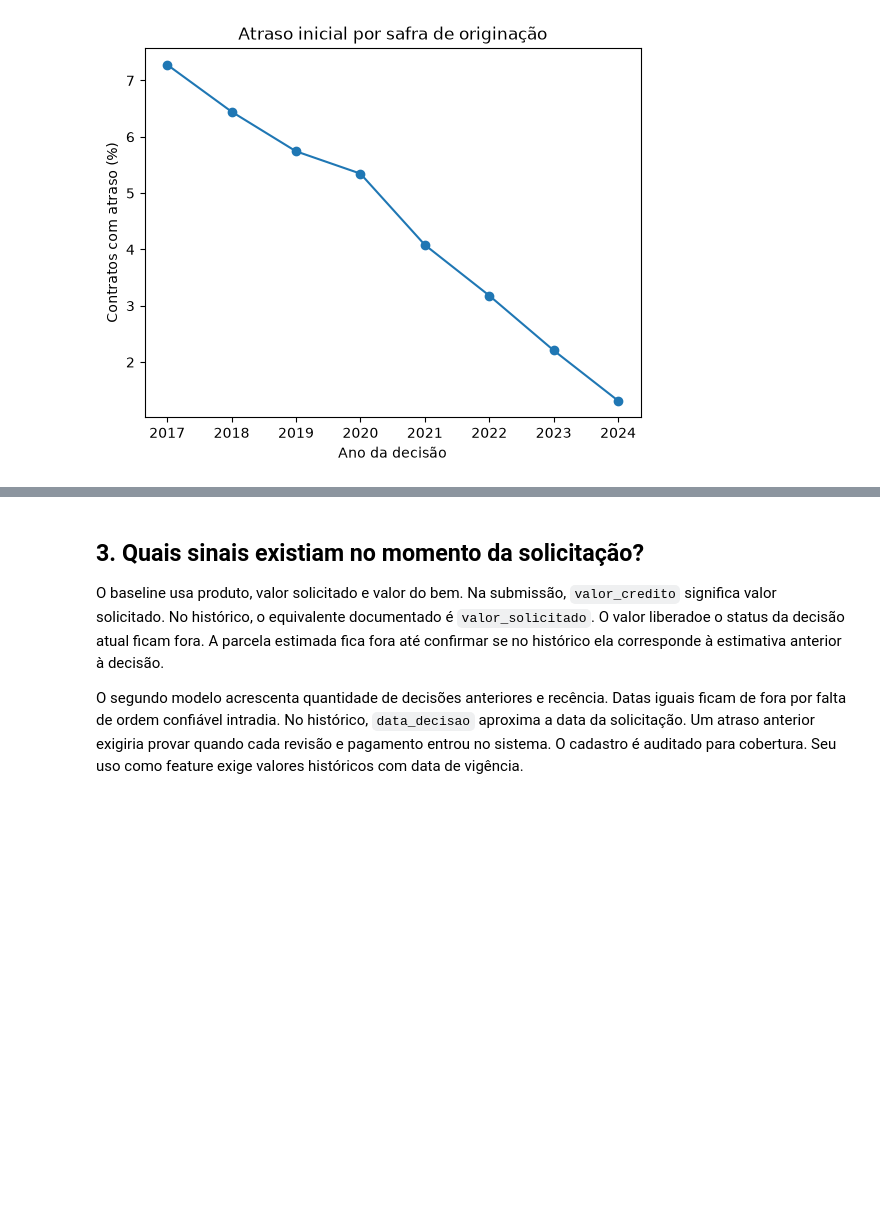
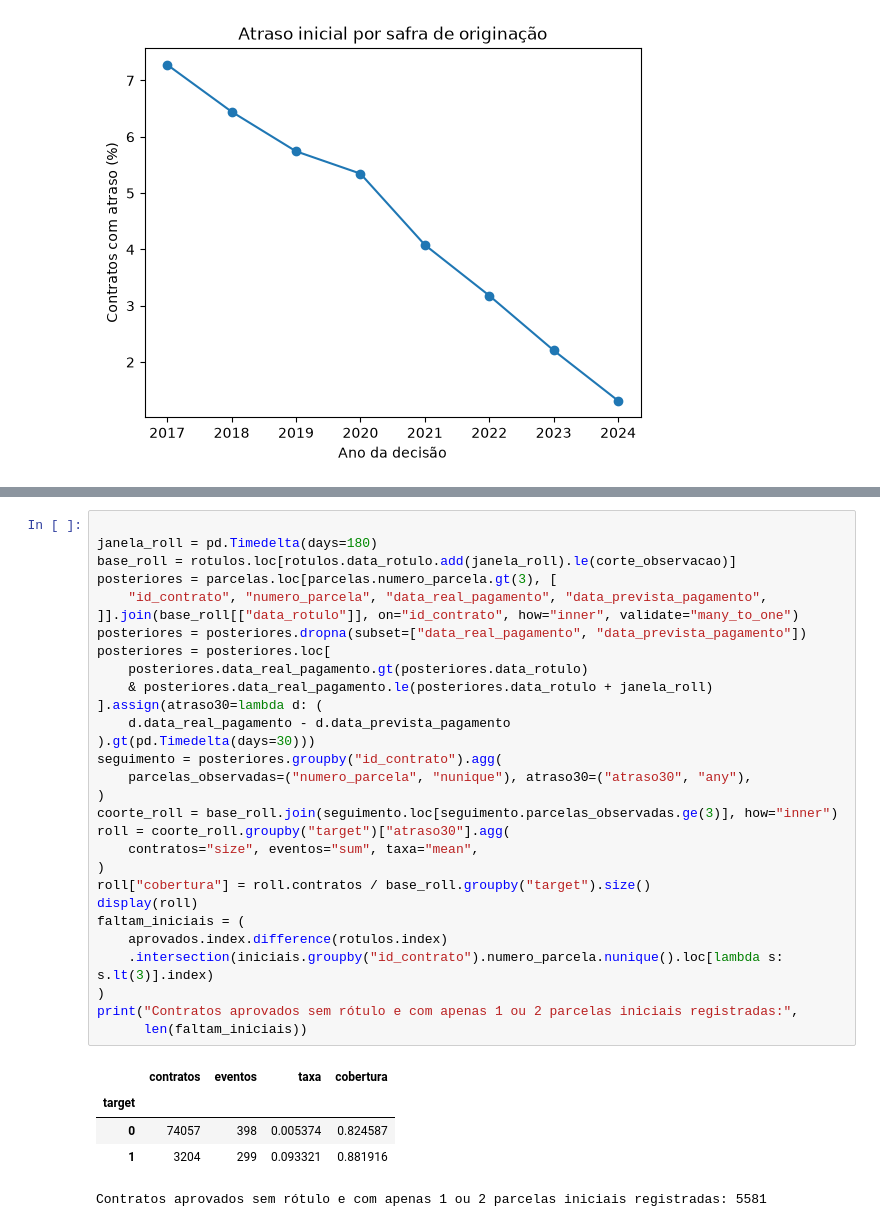
Before and after one commit to pedro-beaumord/datarisk-ds, a Jupyter notebook: notebook/case-risco-credito.ipynb, the cells around one changed output, grey strips where cells are left out. Cells and saved outputs as stored; diff of their text form; blank space fills up the shorter version.

```diff
--- a/notebook/case-risco-credito.ipynb
+++ b/notebook/case-risco-credito.ipynb
@@ -230,6 +234,35 @@ A taxa observada passou de 7,28% em 2017 para 1,31% em 2024 entre os contratos r
-# %% [markdown]
-## 3. Quais sinais existiam no momento da solicitação?
-
-O baseline usa produto, valor solicitado e valor do bem. Na submissão, `valor_credito` significa valor solicitado. No histórico, o equivalente documentado é `valor_solicitado`. O valor liberadoe o status da decisão atual ficam fora. A parcela estimada fica fora até confirmar se no histórico ela corresponde à estimativa anterior à decisão.
-
-O segundo modelo acrescenta quantidade de decisões anteriores e recência. Datas iguais ficam de fora por falta de ordem confiável intradia. No histórico, `data_decisao` aproxima a data da solicitação. Um atraso anterior exigiria provar quando cada revisão e pagamento entrou no sistema. O cadastro é auditado para cobertura. Seu uso como feature exige valores históricos com data de vigência.
+# %%
+
+janela_roll = pd.Timedelta(days=180)
+base_roll = rotulos.loc[rotulos.data_rotulo.add(janela_roll).le(corte_observacao)]
+posteriores = parcelas.loc[parcelas.numero_parcela.gt(3), [
+    "id_contrato", "numero_parcela", "data_real_pagamento", "data_prevista_pagamento",
+]].join(base_roll[["data_rotulo"]], on="id_contrato", how="inner", validate="many_to_one")
+posteriores = posteriores.dropna(subset=["data_real_pagamento", "data_prevista_pagamento"])
+posteriores = posteriores.loc[
+    posteriores.data_real_pagamento.gt(posteriores.data_rotulo)
+    & posteriores.data_real_pagamento.le(posteriores.data_rotulo + janela_roll)
+].assign(atraso30=lambda d: (
+    d.data_real_pagamento - d.data_prevista_pagamento
+).gt(pd.Timedelta(days=30)))
+seguimento = posteriores.groupby("id_contrato").agg(
+    parcelas_observadas=("numero_parcela", "nunique"), atraso30=("atraso30", "any"),
+)
+coorte_roll = base_roll.join(seguimento.loc[seguimento.parcelas_observadas.ge(3)], how="inner")
+roll = coorte_roll.groupby("target")["atraso30"].agg(
+    contratos="size", eventos="sum", taxa="mean",
+)
+roll["cobertura"] = roll.contratos / base_roll.groupby("target").size()
+display(roll)
+faltam_iniciais = (
+    aprovados.index.difference(rotulos.index)
+    .intersection(iniciais.groupby("id_contrato").numero_parcela.nunique().loc[lambda s: s.lt(3)].index)
+)
+print("Contratos aprovados sem rótulo e com apenas 1 ou 2 parcelas iniciais registradas:",
+      len(faltam_iniciais))
+# %% [output]
+|  | contratos | eventos | taxa | cobertura |
+| target |  |  |  |  |
+| 0 | 74057 | 398 | 0.005374 | 0.824587 |
+| 1 | 3204 | 299 | 0.093321 | 0.881916 |
+Contratos aprovados sem rótulo e com apenas 1 ou 2 parcelas iniciais registradas: 5581
```
Also changed, not shown: parts of 26 cells of this notebook, 4 other files.
